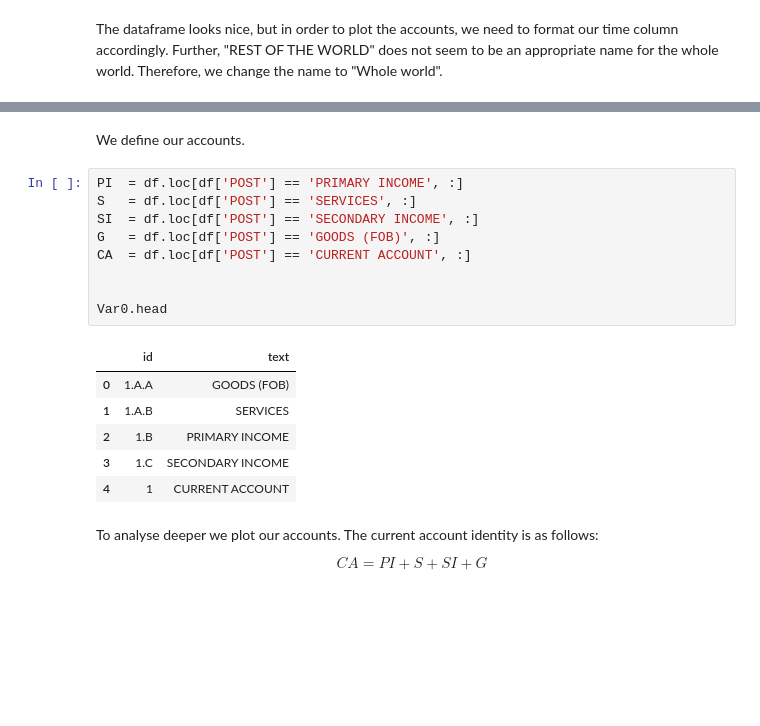
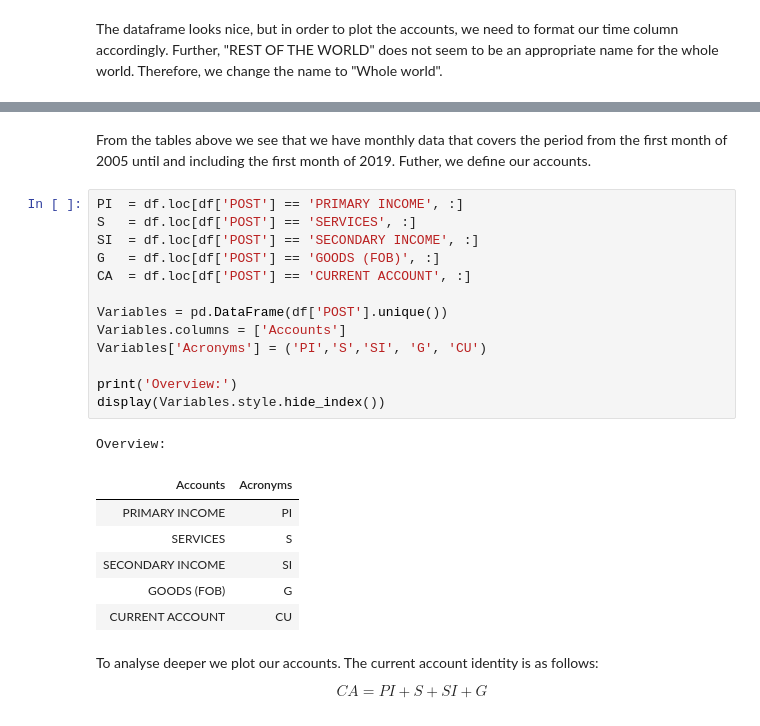
Before and after one commit to NumEconCopenhagen/projects-2019-msc, a Jupyter notebook: dataproject/Data Analysis Project.ipynb, the cells around one changed output, grey strips where cells are left out. Saved outputs shown, nothing was run; the diff lists cells and outputs as text; blank space fills up the shorter version.

```diff
--- a/dataproject/Data Analysis Project.ipynb
+++ b/dataproject/Data Analysis Project.ipynb
@@ -135,21 +154,26 @@ df.head(5)
-# %% [markdown]
-We define our accounts.
+# %% [markdown]
+From the tables above we see that we have monthly data that covers the period from the first month of 2005 until and including the first month of 2019. Futher, we define our accounts.
 # %%
 PI  = df.loc[df['POST'] == 'PRIMARY INCOME', :]
 S   = df.loc[df['POST'] == 'SERVICES', :]
 SI  = df.loc[df['POST'] == 'SECONDARY INCOME', :]
 G   = df.loc[df['POST'] == 'GOODS (FOB)', :]
 CA  = df.loc[df['POST'] == 'CURRENT ACCOUNT', :]
 
+Variables = pd.DataFrame(df['POST'].unique())
+Variables.columns = ['Accounts']
+Variables['Acronyms'] = ('PI','S','SI', 'G', 'CU')
 
-Var0.head
+print('Overview:')
+display(Variables.style.hide_index())
 # %% [output]
+Overview:
-|  | id | text |
-| 0 | 1.A.A | GOODS (FOB) |
-| 1 | 1.A.B | SERVICES |
-| 2 | 1.B | PRIMARY INCOME |
-| 3 | 1.C | SECONDARY INCOME |
-| 4 | 1 | CURRENT ACCOUNT |
+| Accounts | Acronyms |
+| PRIMARY INCOME | PI |
+| SERVICES | S |
+| SECONDARY INCOME | SI |
+| GOODS (FOB) | G |
+| CURRENT ACCOUNT | CU |
 # %% [markdown]
 To analyse deeper we plot our accounts. The current account identity is as follows:
 
```
Also changed, not shown: parts of 8 cells of this notebook.
